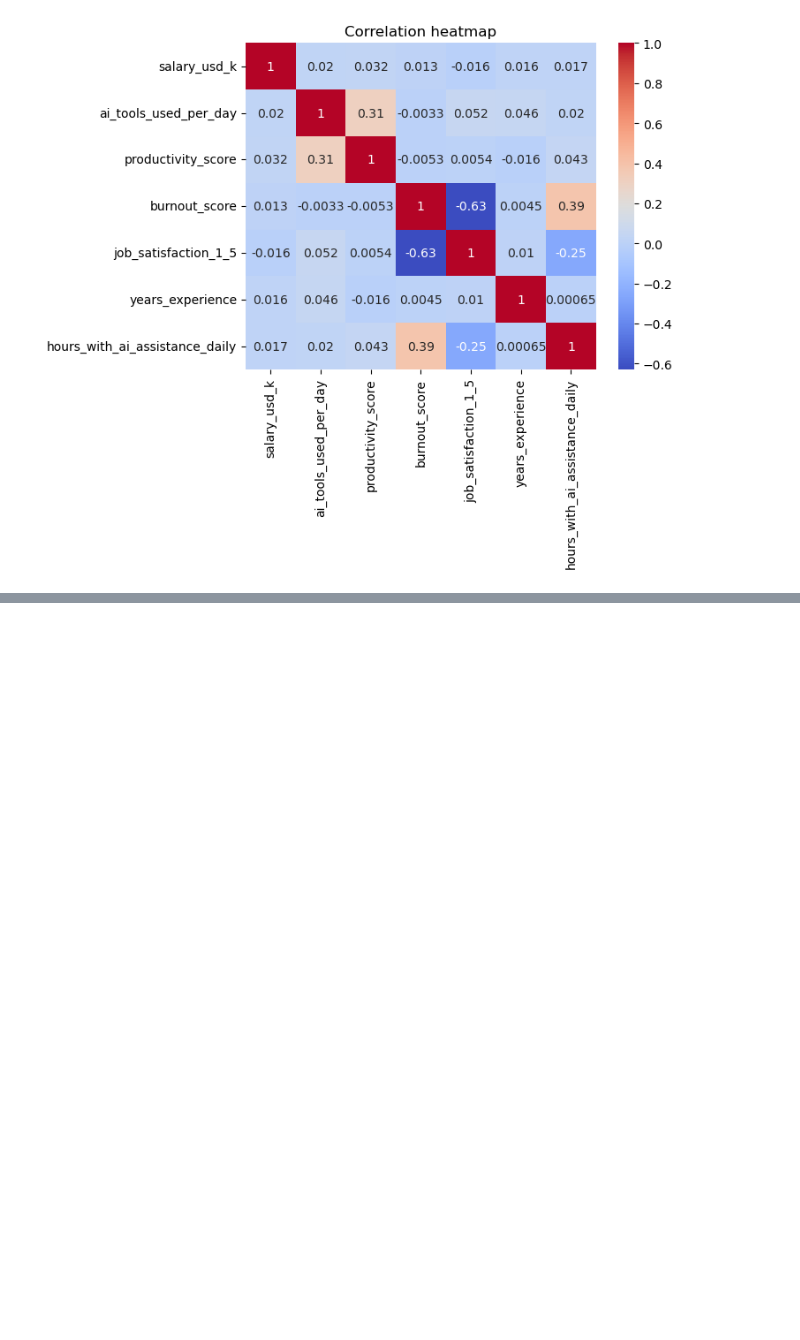
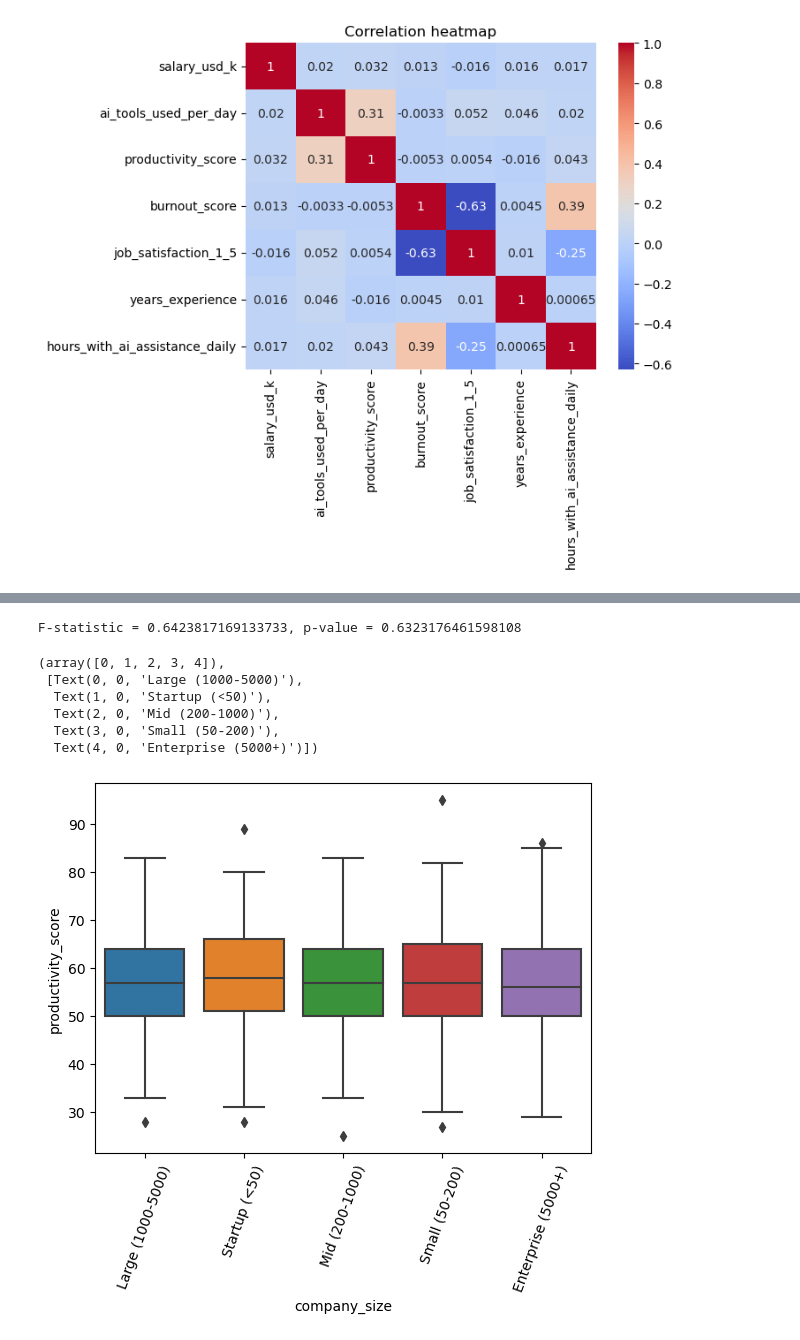
Before and after one commit to fahime10/AI-Job-Replacement, a Jupyter notebook: notebooks/ai_burnout_attrition_eda.ipynb, the cells around one changed output, grey strips where cells are left out. Cells and saved outputs as stored; diff of their text form; code cells hidden in the pictures; blank space fills up the shorter version.

```diff
--- a/notebooks/ai_burnout_attrition_eda.ipynb
+++ b/notebooks/ai_burnout_attrition_eda.ipynb
@@ -371,0 +402,20 @@ plt.show()
+# %%
+groups = [df[df['company_size']==mode]['productivity_score'] for mode in df['company_size'].unique()]
+
+f_stat, p_val = f_oneway(*groups)
+
+print(f"F-statistic = {f_stat}, p-value = {p_val}")
+# %% [output]
+F-statistic = 0.6423817169133733, p-value = 0.6323176461598108
+# %%
+sns.boxplot(x='company_size', y='productivity_score', data=df)
+
+plt.xticks(rotation=70)
+# %% [output]
+(array([0, 1, 2, 3, 4]),
+ [Text(0, 0, 'Large (1000-5000)'),
+  Text(1, 0, 'Startup (<50)'),
+  Text(2, 0, 'Mid (200-1000)'),
+  Text(3, 0, 'Small (50-200)'),
+  Text(4, 0, 'Enterprise (5000+)')])
+[figure, added]
```
Also changed, not shown: parts of 20 cells of this notebook.
